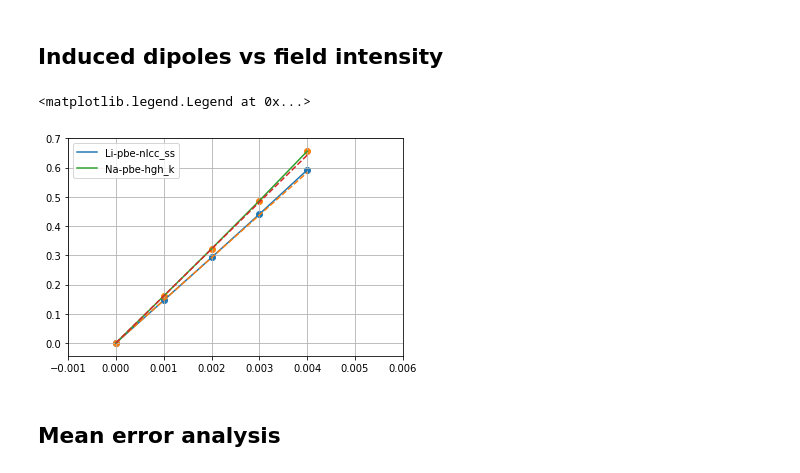
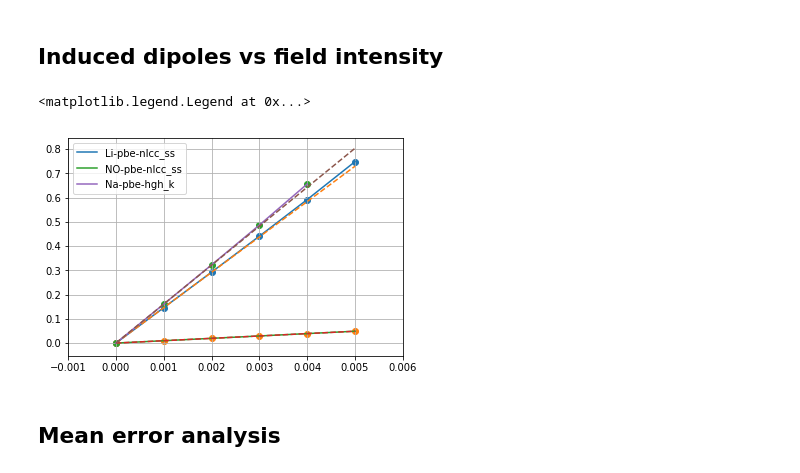
Before and after one commit to marcodalessandro76/Statical-Polarizability, a Jupyter notebook: Calculations/Workflow_linearity-test.ipynb, the cells around one changed output. Drawn from its saved outputs; the diff is of its cells as text; code cells hidden in the pictures.

```diff
--- a/Calculations/Workflow_linearity-test.ipynb
+++ b/Calculations/Workflow_linearity-test.ipynb
@@ -160,12 +160,12 @@ def extract_statical_polarizability(label,rtol,atol,path,input_for_alpha,posinp,
 def extract_statical_polarizability_linearity(label,rtol,atol,path,input_for_alpha,posinp,code,ref):
 
     #ints=[1e-2,5e-3,1e-3,5e-4,1e-4]
-    ints= [1e-3,2e-3,3e-3,4e-3] #,5e-3] #for comparison with the MWL plots
+    ints= [1e-3,2e-3,3e-3,4e-3,5e-3] #for comparison with the MWL plots
 
     results = {}
     results['alpha_values'] = {}
     rmult_fine=input_for_alpha['dft']['rmult'][1]
-    rmult_list=map(float,range(int(input_for_alpha['dft']['rmult'][0]),15))
+    rmult_list=map(float,range(int(input_for_alpha['dft']['rmult'][0]),12))
     for intensity in ints:
 
         # seek for the rmult convergence
@@ -264,7 +264,7 @@ def data_to_save_linearity(data,options):
             if not (v['alpha_convergence'] is None):
                 res[s]['alpha_values'][f]['alpha_convergence'] = (v['alpha_convergence'][0],v['alpha_convergence'][1].tolist())
             else:
-                res[s]['alpha_values'][f]['alpha_convergence'] = values['alpha_convergence']
+                res[s]['alpha_values'][f]['alpha_convergence'] = v['alpha_convergence']
 
         res[s]['posinp'] = {}
         pos = values['posinp']
@@ -301,7 +301,7 @@ study_data = {}
 # %%
 studies = [('Na','pbe','hgh_k'),('Li','pbe','nlcc_ss'),('NO','pbe','nlcc_ss')]
 # %%
-ind = 1
+ind = 2
 molecule = studies[ind][0]
 xc = studies[ind][1]
 psp = studies[ind][2]
@@ -394,7 +394,7 @@ options={'wf_convergence':1.e-6,'hgrids':0.3,'rmult_fine':9.0,'rtol':1.e-3,'atol
 # %% [markdown]
 We can perform a single study with this workflow
 # %%
-studies = [('Na','pbe','hgh_k'),('Li','pbe','nlcc_ss')] #,('NO','pbe','nlcc_ss')]
+studies = [('Na','pbe','hgh_k'),('Li','pbe','nlcc_ss'),('NO','pbe','nlcc_ss')]
 # %%
 study_data = {}
 
@@ -504,29 +505,31 @@ AuToA = 0.5291772085
 # %%
 for study in full_results_linearity:
     if study == 'options': continue
     #print study
     alphas = full_results_linearity[study]['alpha_values']
     #print alphas
     ints = alphas.keys()
     ints.append(0.0)
     ints.sort()
     #print ints
     dipoles = []
     dipoles.append(0.0)
     for f in ints[1:]:
-        dip = f*alphas[f]['alpha_convergence'][1][0]#/(AuToA**3)
-        dipoles.append(dip)
+        if alphas[f]['alpha_convergence'] is not None:
+            dip = f*alphas[f]['alpha_convergence'][1][0]#/(AuToA**3)
+            dipoles.append(dip)
+        else: dipoles.append(None)
     plt.plot(ints,dipoles,label = study[0]+'-'+study[1]+'-'+study[2])
     plt.scatter(ints,dipoles)
     coeff = dipoles[1]/ints[1]
     linear_dip = [coeff*x for x in ints]
     plt.plot(ints,linear_dip,linestyle='--')
 plt.xlim(-0.001,0.006)
 plt.grid()
 plt.legend()
 # %% [output]
 <matplotlib.legend.Legend at 0x...>
-[figure, old version]
+[figure, new version]
 # %% [markdown]
 ## Mean error analysis
 # %%
```
Also changed, not shown: parts of 14 cells of this notebook, 1 other file.
